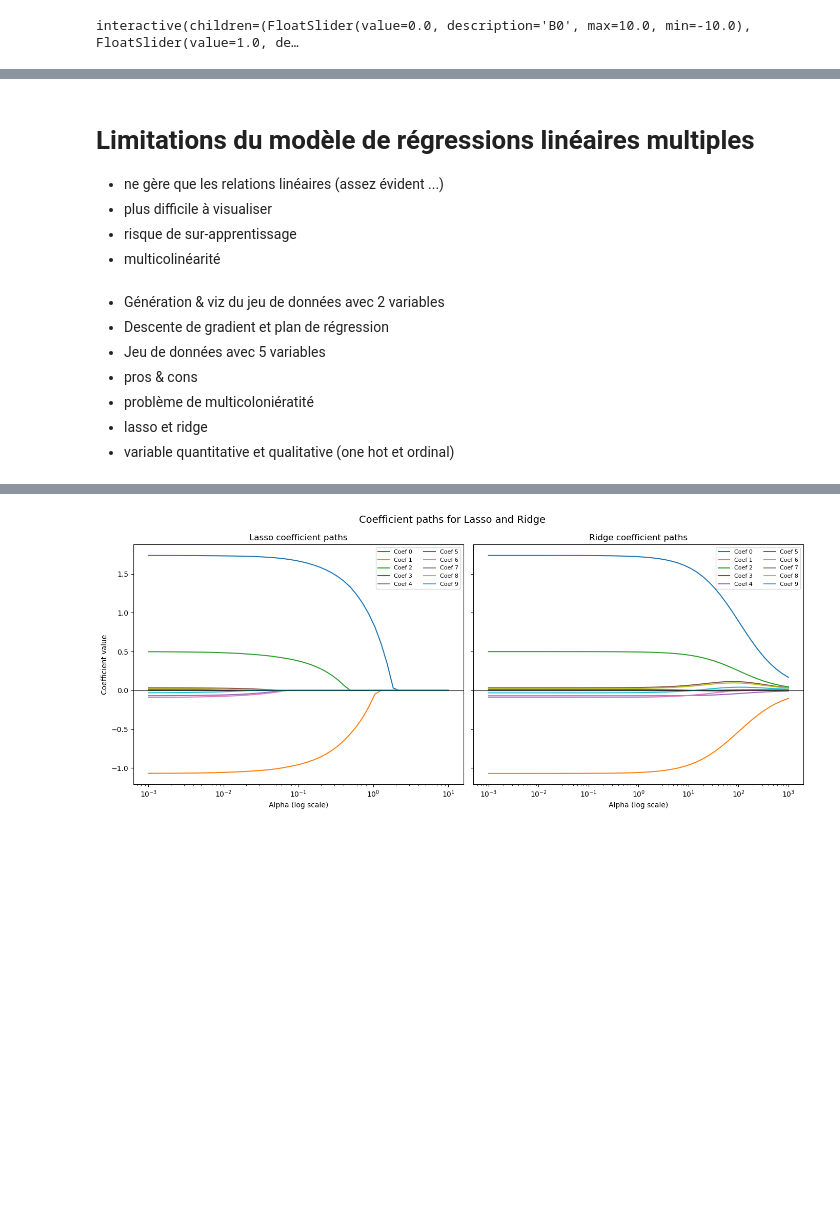
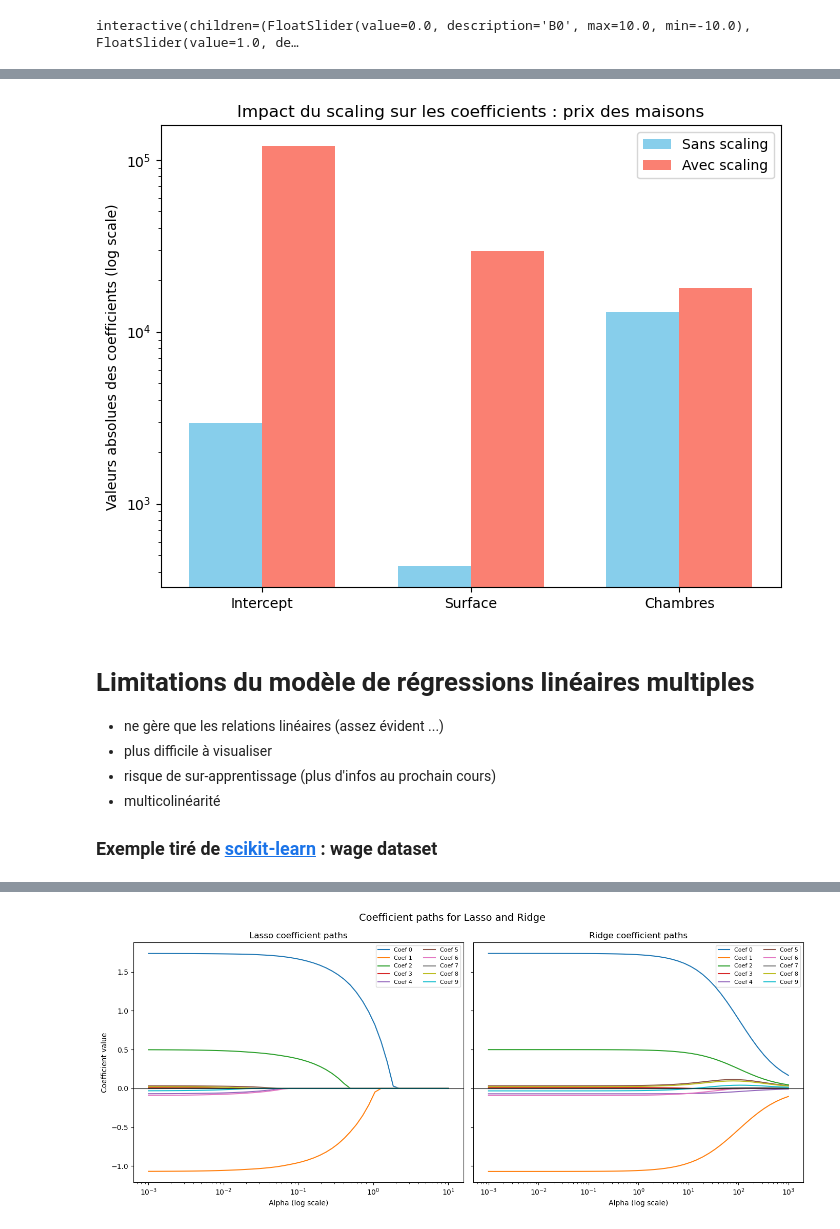
Before and after one commit to basile-desjuzeur/Intro-to-ML, a Jupyter notebook: 4.multiple_linear_regression.ipynb, the cells around one changed output, grey strips where cells are left out. Cells and saved outputs as stored; diff of their text form; code cells hidden in the pictures; blank space fills up the shorter version.

Commit message:
pré-cours

```diff
--- a/4.multiple_linear_regression.ipynb
+++ b/4.multiple_linear_regression.ipynb
@@ -352,15 +273,57 @@ plt.show()
+# %%
+import numpy as np
+import matplotlib.pyplot as plt
+from sklearn.linear_model import LinearRegression
+from sklearn.preprocessing import StandardScaler
+
+# --- Données simulées ---
+np.random.seed(42)
+n_samples = 50
+
+surface = np.random.randint(50, 300, n_samples)       # surface en m²
+chambres = np.random.randint(1, 6, n_samples)         # nombre de chambres
+prix = 500 * surface + 10000 * chambres + np.random.normal(0, 20000, n_samples)  # bruit
+
+X = np.vstack([surface, chambres]).T
+
+# --- Modèle sans scaling ---
+model_raw = LinearRegression()
+model_raw.fit(X, prix)
+coef_raw = np.hstack([model_raw.intercept_, model_raw.coef_])
+
+# --- Modèle avec scaling ---
+scaler = StandardScaler()
+X_scaled = scaler.fit_transform(X)
+
+model_scaled = LinearRegression()
+model_scaled.fit(X_scaled, prix)
+coef_scaled = np.hstack([model_scaled.intercept_, model_scaled.coef_])
+
+# --- Plot comparatif ---
+labels = ["Intercept", "Surface", "Chambres"]
+x = np.arange(len(labels))
+width = 0.35
+
+fig, ax = plt.subplots(figsize=(8,6))
+ax.bar(x - width/2, np.abs(coef_raw), width, label="Sans scaling", color='skyblue')
+ax.bar(x + width/2, np.abs(coef_scaled), width, label="Avec scaling", color='salmon')
+
+ax.set_xticks(x)
+ax.set_xticklabels(labels)
+ax.set_ylabel("Valeurs absolues des coefficients (log scale)")
+ax.set_yscale("log")
+ax.set_title("Impact du scaling sur les coefficients : prix des maisons")
+ax.legend()
+
+plt.show()
+# %% [output]
+[figure, added]
 # %% [markdown]
 # Limitations du modèle de régressions linéaires multiples
 
 - ne gère que les relations linéaires (assez évident ...)
 - plus difficile à visualiser
-- risque de sur-apprentissage
+- risque de sur-apprentissage (plus d'infos au prochain cours)
 - multicolinéarité
+
+### Exemple tiré de [scikit-learn](https://scikit-learn.org/stable/auto_examples/inspection/plot_linear_model_coefficient_interpretation.html) : wage dataset
-# %% [markdown]
-- Génération & viz du jeu de données avec 2 variables
-- Descente de gradient et plan de régression
-- Jeu de données avec 5 variables
-- pros & cons
-- problème de multicoloniératité
-- lasso et ridge
-- variable quantitative et qualitative (one hot et ordinal)
```
Also changed, not shown: parts of 16 cells of this notebook, 7 other files.
